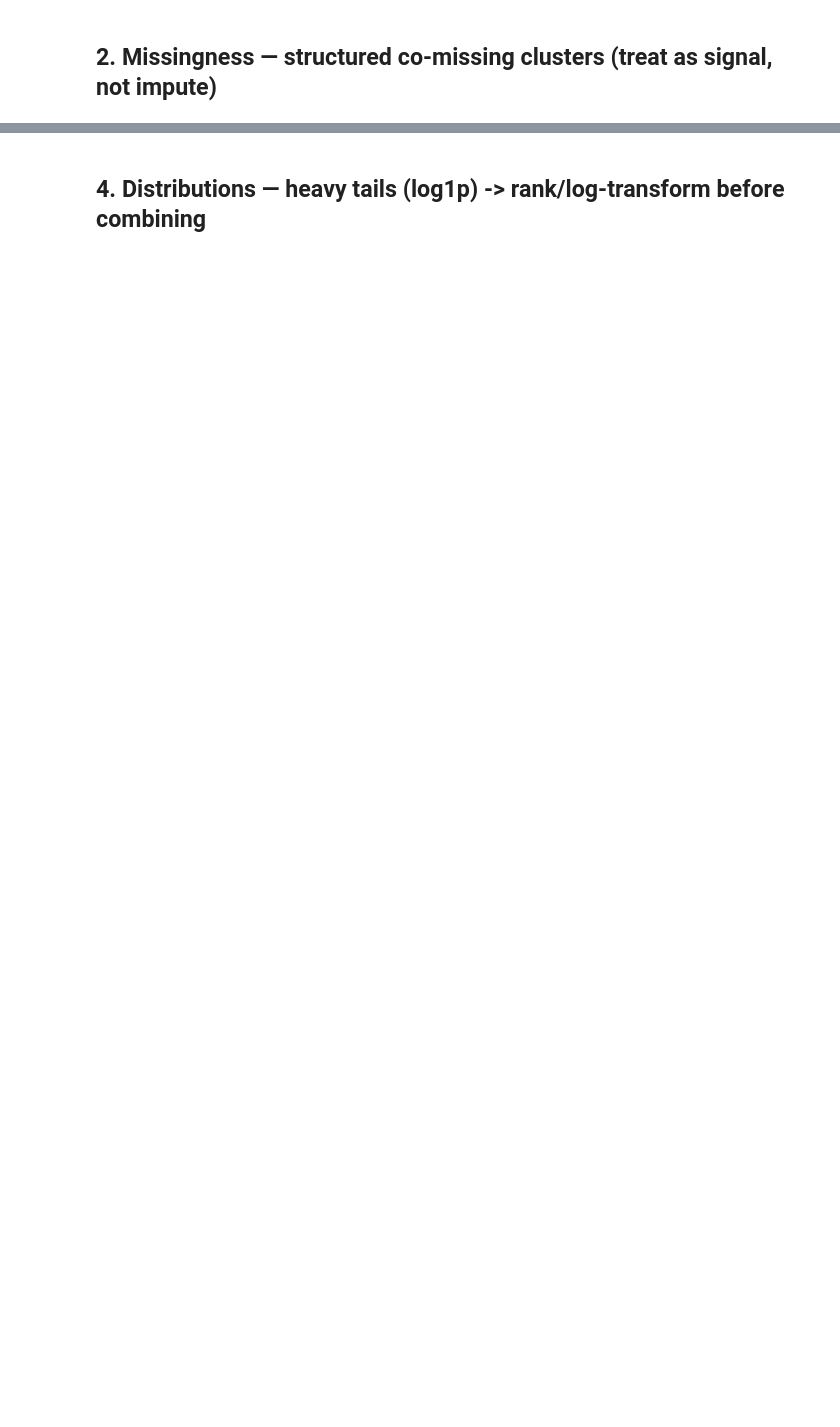
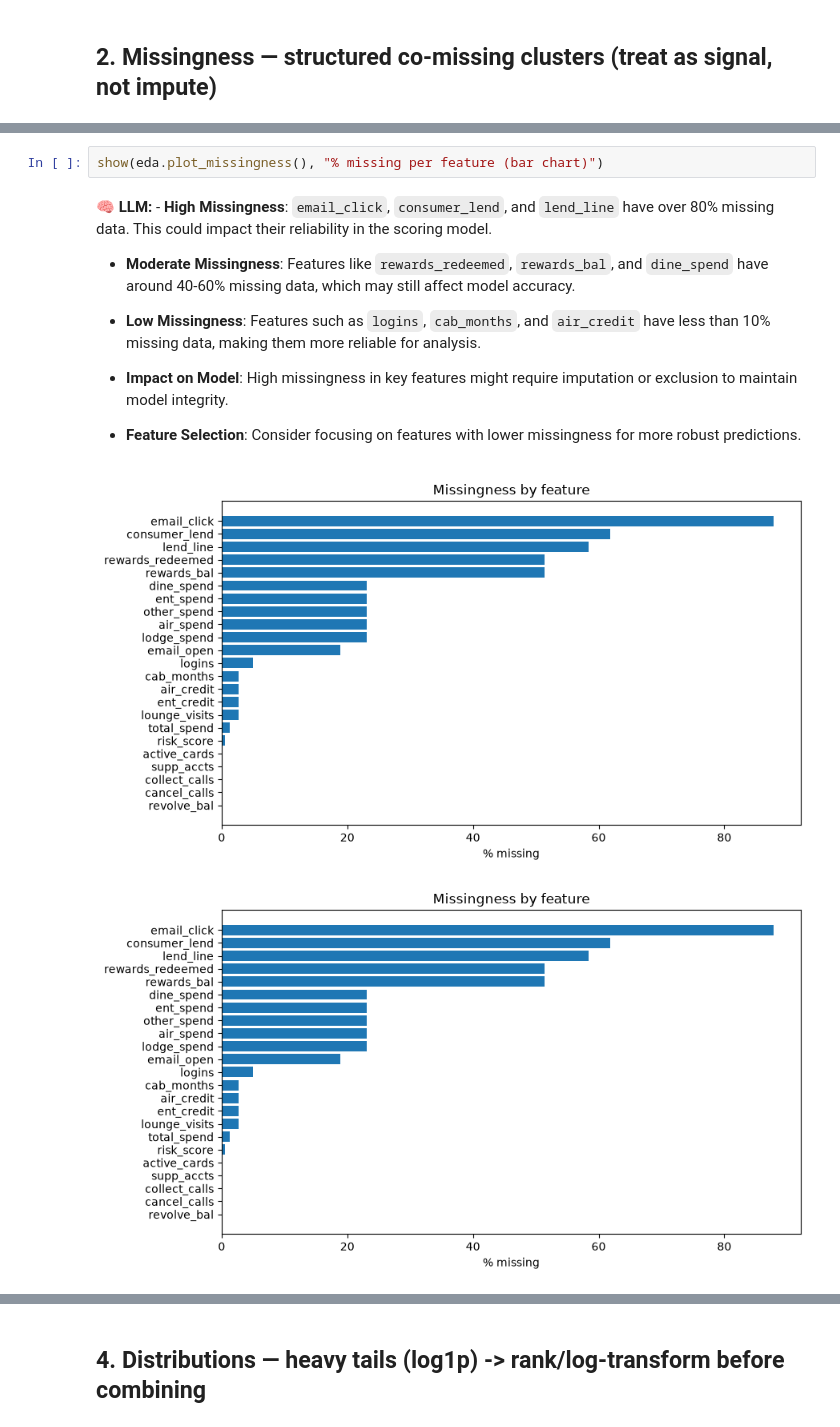
Before and after one commit to Harsh-BH/amex-2026, a Jupyter notebook: notebooks/eda.ipynb, the cells around one changed output, grey strips where cells are left out. Saved outputs shown, nothing was run; the diff lists cells and outputs as text; blank space fills up the shorter version.

```diff
--- a/notebooks/eda.ipynb
+++ b/notebooks/eda.ipynb
@@ -98,0 +133,14 @@ eda.plot_corr();
+# %%
+show(eda.plot_missingness(), "% missing per feature (bar chart)")
+# %% [output]
+**🧠 LLM:** - **High Missingness**: `email_click`, `consumer_lend`, and `lend_line` have over 80% missing data. This could impact their reliability in the scoring model.
+
+- **Moderate Missingness**: Features like `rewards_redeemed`, `rewards_bal`, and `dine_spend` have around 40-60% missing data, which may still affect model accuracy.
+
+- **Low Missingness**: Features such as `logins`, `cab_months`, and `air_credit` have less than 10% missing data, making them more reliable for analysis.
+
+- **Impact on Model**: High missingness in key features might require imputation or exclusion to maintain model integrity.
+
+- **Feature Selection**: Consider focusing on features with lower missingness for more robust predictions.
+[figure, added]
+[figure, added]
```
Also changed, not shown: parts of 22 cells of this notebook, 3 other files.
